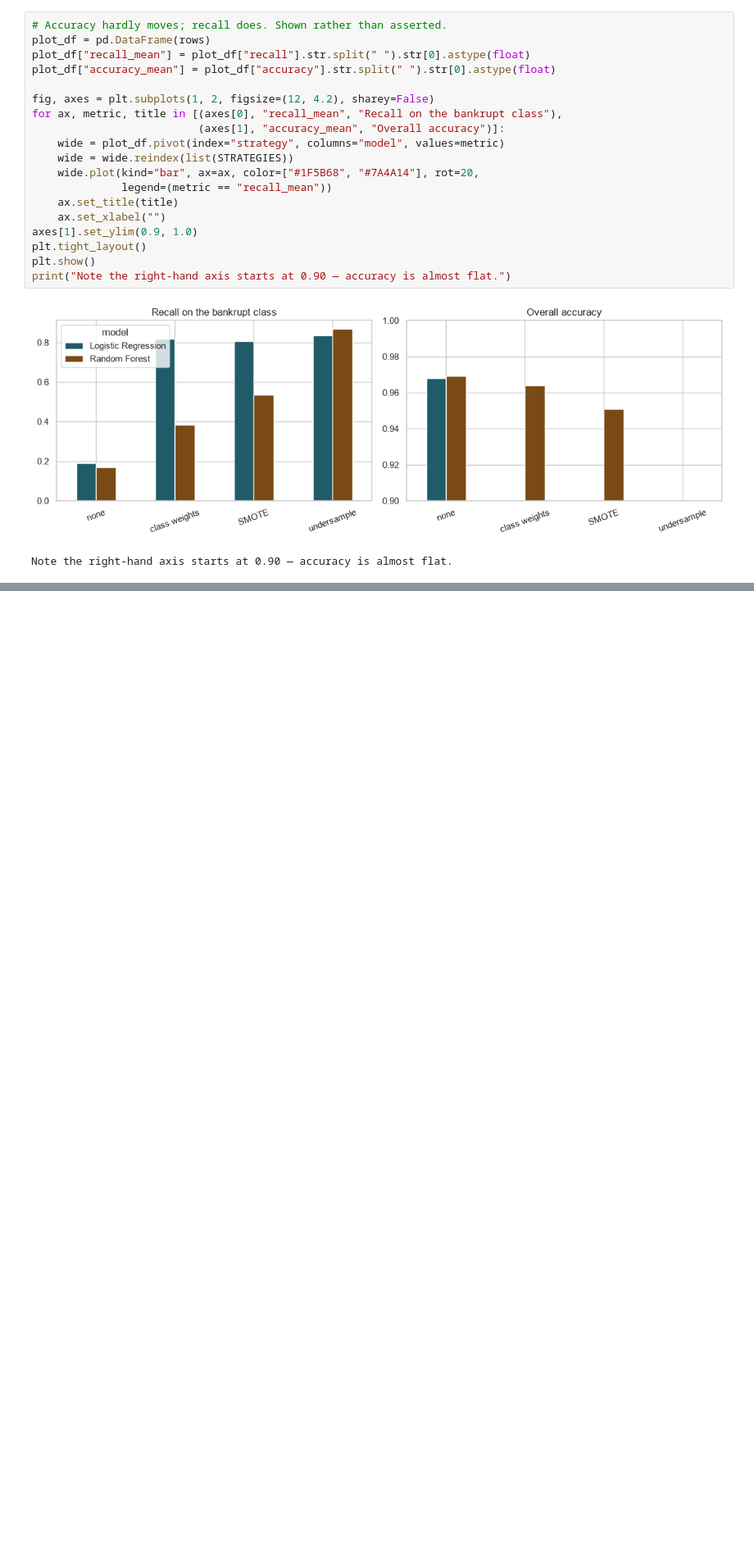
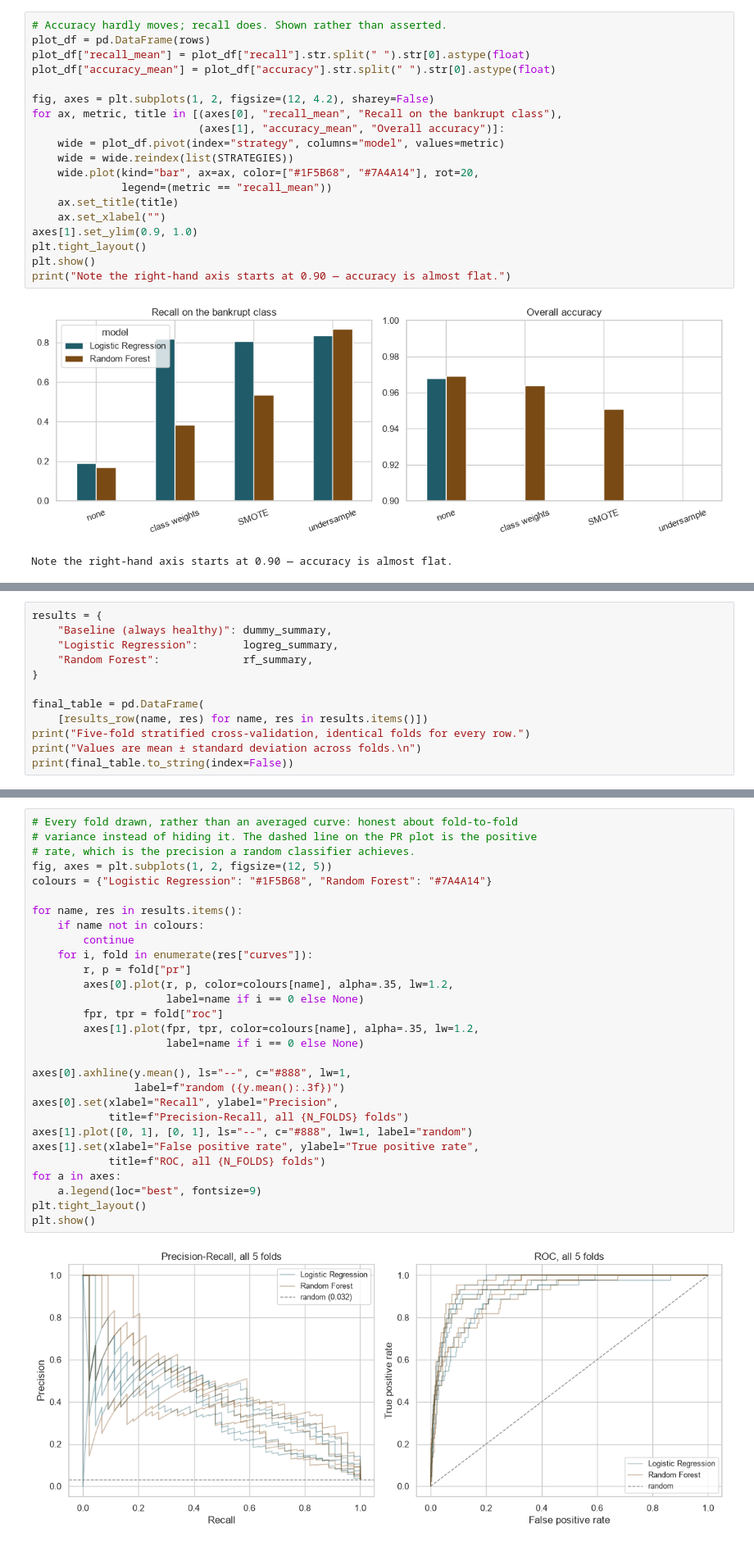
Before and after one commit to yohan-aloka/IT5022-assignment, a Jupyter notebook: assignment.ipynb, the cells around one changed output, grey strips where cells are left out. Shown at 82% size. Cells and saved outputs as stored; diff of their text form; blank space fills up the shorter version.

Commit message:
Baseline and final comparison

```diff
--- a/assignment.ipynb
+++ b/assignment.ipynb
@@ -686,0 +708,12 @@ Note the right-hand axis starts at 0.90 — accuracy is almost flat.
+# %%
+results = {
+    "Baseline (always healthy)": dummy_summary,
+    "Logistic Regression":       logreg_summary,
+    "Random Forest":             rf_summary,
+}
+
+final_table = pd.DataFrame(
+    [results_row(name, res) for name, res in results.items()])
+print("Five-fold stratified cross-validation, identical folds for every row.")
+print("Values are mean ± standard deviation across folds.\n")
+print(final_table.to_string(index=False))
@@ -686,0 +728,31 @@ Note the right-hand axis starts at 0.90 — accuracy is almost flat.
+# %%
+# Every fold drawn, rather than an averaged curve: honest about fold-to-fold
+# variance instead of hiding it. The dashed line on the PR plot is the positive
+# rate, which is the precision a random classifier achieves.
+fig, axes = plt.subplots(1, 2, figsize=(12, 5))
+colours = {"Logistic Regression": "#1F5B68", "Random Forest": "#7A4A14"}
+
+for name, res in results.items():
+    if name not in colours:
+        continue
+    for i, fold in enumerate(res["curves"]):
+        r, p = fold["pr"]
+        axes[0].plot(r, p, color=colours[name], alpha=.35, lw=1.2,
+                     label=name if i == 0 else None)
+        fpr, tpr = fold["roc"]
+        axes[1].plot(fpr, tpr, color=colours[name], alpha=.35, lw=1.2,
+                     label=name if i == 0 else None)
+
+axes[0].axhline(y.mean(), ls="--", c="#888", lw=1,
+                label=f"random ({y.mean():.3f})")
+axes[0].set(xlabel="Recall", ylabel="Precision",
+            title=f"Precision-Recall, all {N_FOLDS} folds")
+axes[1].plot([0, 1], [0, 1], ls="--", c="#888", lw=1, label="random")
+axes[1].set(xlabel="False positive rate", ylabel="True positive rate",
+            title=f"ROC, all {N_FOLDS} folds")
+for a in axes:
+    a.legend(loc="best", fontsize=9)
+plt.tight_layout()
+plt.show()
+# %% [output]
+[figure, added]
```
Also changed, not shown: parts of 4 cells of this notebook.
